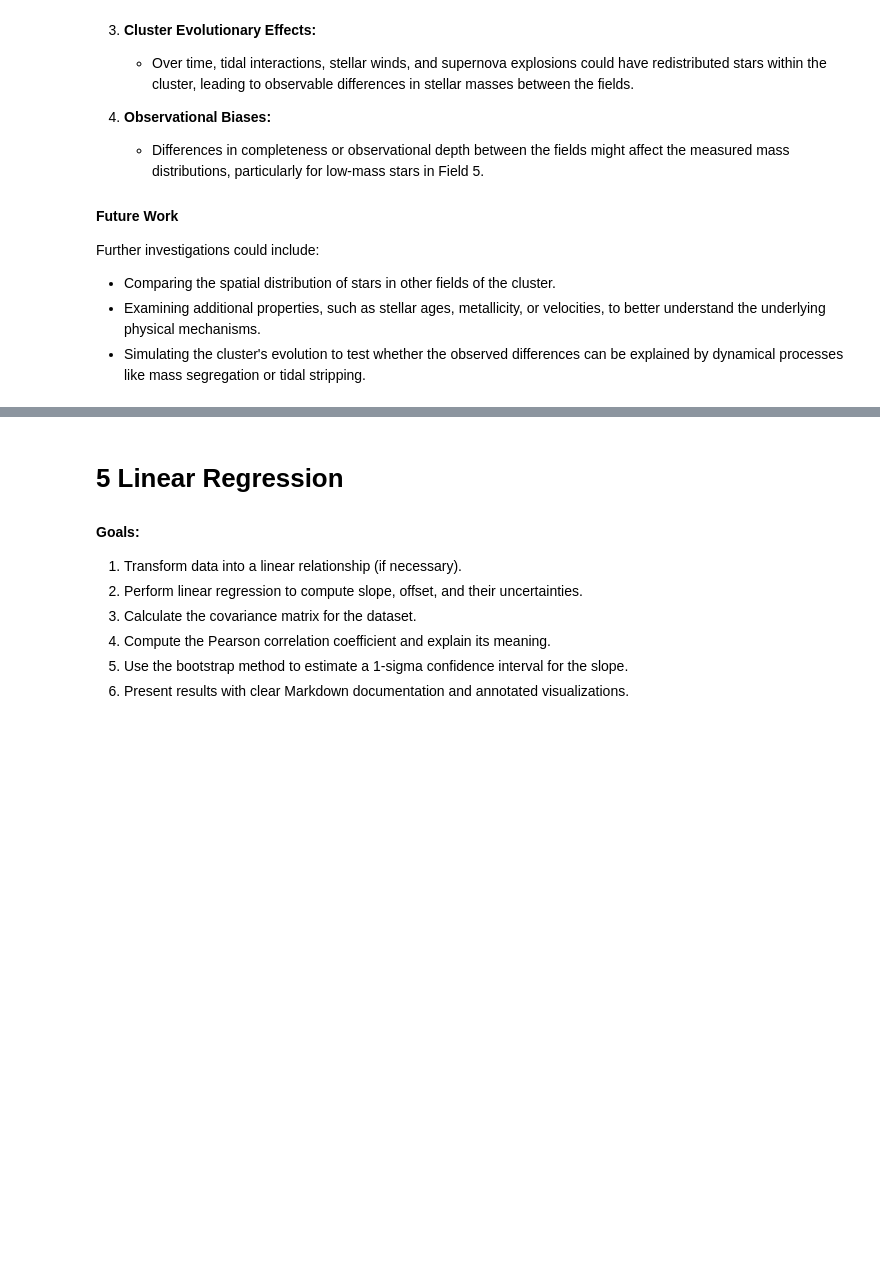
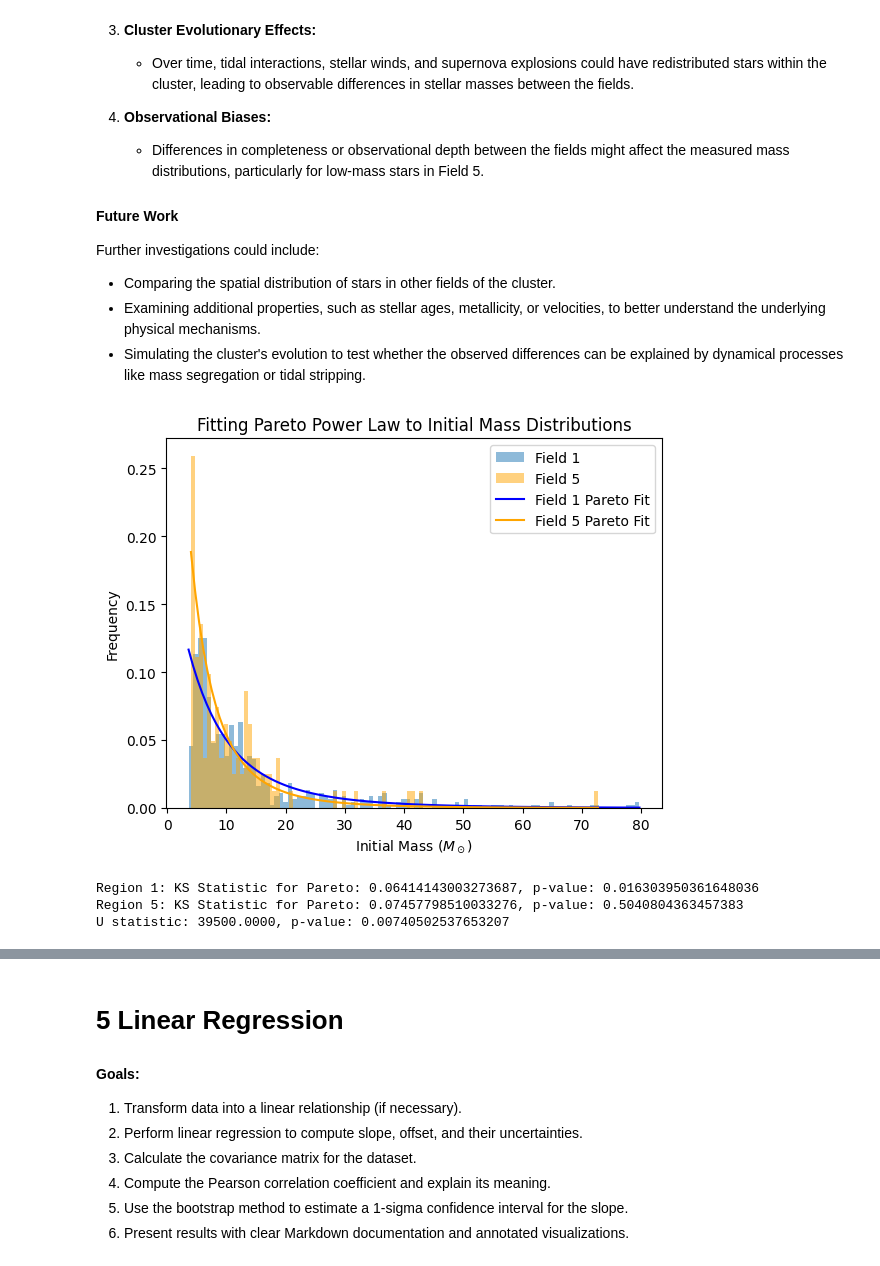
Before and after one commit to laxm7/sta_project, a Jupyter notebook: imf_chiara_felix_laxman.ipynb, the cells around one changed output, grey strips where cells are left out. Cells and saved outputs as stored; diff of their text form; code cells hidden in the pictures; blank space fills up the shorter version.

```diff
--- a/imf_chiara_felix_laxman.ipynb
+++ b/imf_chiara_felix_laxman.ipynb
@@ -583,3 +586,44 @@ Further investigations could include:
 - Comparing the spatial distribution of stars in other fields of the cluster.
 - Examining additional properties, such as stellar ages, metallicity, or velocities, to better understand the underlying physical mechanisms.
 - Simulating the cluster's evolution to test whether the observed differences can be explained by dynamical processes like mass segregation or tidal stripping.
+# %%
+import scipy.stats as stats
+#Data fit to pareto power law
+params_pareto = stats.pareto.fit(region1_mi_n)
+params_pareto5 = stats.pareto.fit(region5_mi_n)
+
+#normalize data over frequency
+#regio1_mi_n = region1_mi_n/len(region1_mi_n)
+#regio5_mi_n = region5_mi_n/len(region5_mi_n)
+
+#plot histogram with fit
+_ = plt.hist(region1_mi_n, bins=100, alpha=0.5, label='Field 1', density=True)
+_ = plt.hist(region5_mi_n, bins=100, alpha=0.5, label='Field 5', density=True, color='orange')
+
+x = np.linspace(min(region1_mi_n), max(region1_mi_n), 100)
+y = np.linspace(min(region5_mi_n), max(region5_mi_n), 100)
+
+plt.plot(x, stats.pareto.pdf(x, *params_pareto), color='blue', label='Field 1 Pareto Fit')
+plt.plot(y, stats.pareto.pdf(y, *params_pareto5), color='orange', label='Field 5 Pareto Fit')
+
+plt.xlabel("Initial Mass ($M_\\odot$)")
+plt.ylabel("Frequency")
+plt.title("Fitting Pareto Power Law to Initial Mass Distributions")
+plt.legend()
+#plt.loglog()
+plt.show()
+
+D_pareto, p_pareto = stats.kstest(region1_mi_n, 'pareto', args=params_pareto)
+print(f"Region 1: KS Statistic for Pareto: {D_pareto}, p-value: {p_pareto}")
+
+D_pareto5, p_pareto5 = stats.kstest(region5_mi_n, 'pareto', args=params_pareto5)
+print(f"Region 5: KS Statistic for Pareto: {D_pareto5}, p-value: {p_pareto5}")
+
+#Mann-Whitney U test for the two cluster regions
+u_stat, p_value = mannwhitneyu(region1_mi_n, region5_mi_n, alternative='two-sided')
+print(f"U statistic: {u_stat:.4f}, p-value: {p_value}")
+# %% [output]
+[figure, added]
+Region 1: KS Statistic for Pareto: 0.06414143003273687, p-value: 0.016303950361648036
+Region 5: KS Statistic for Pareto: 0.07457798510033276, p-value: 0.5040804363457383
+U statistic: 39500.0000, p-value: 0.00740502537653207
```
Also changed, not shown: parts of 16 cells of this notebook.
